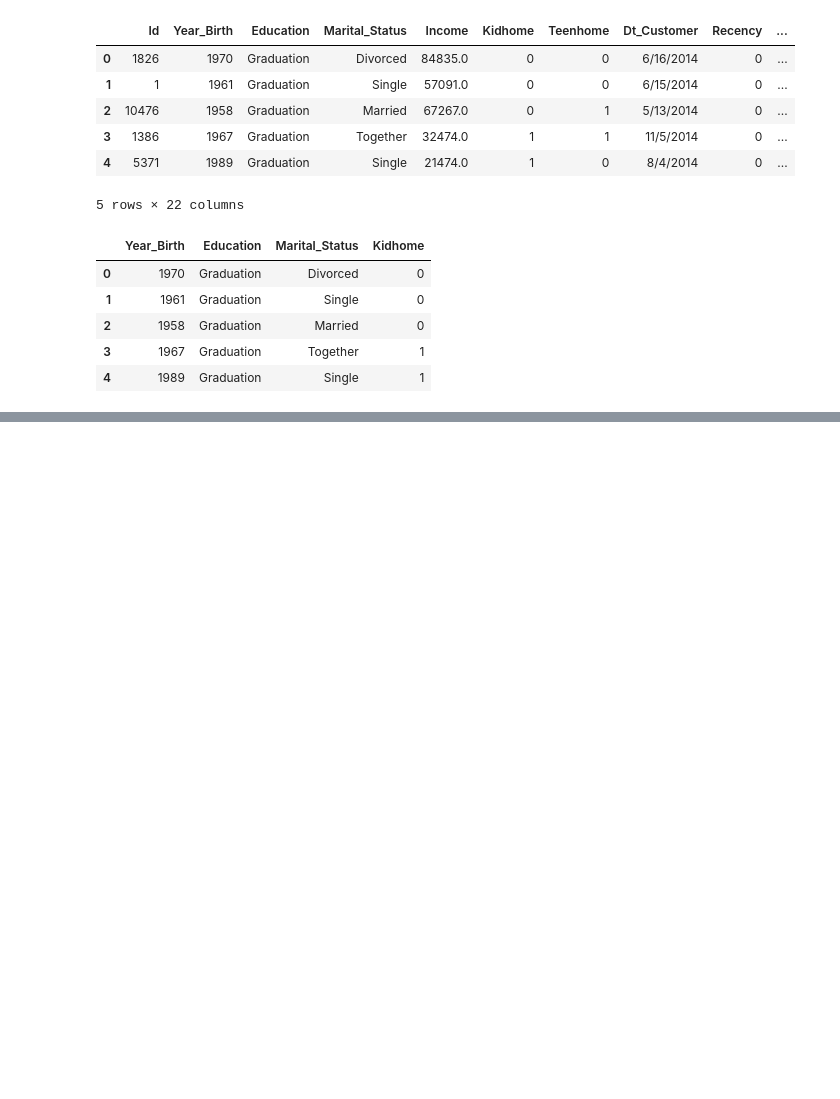
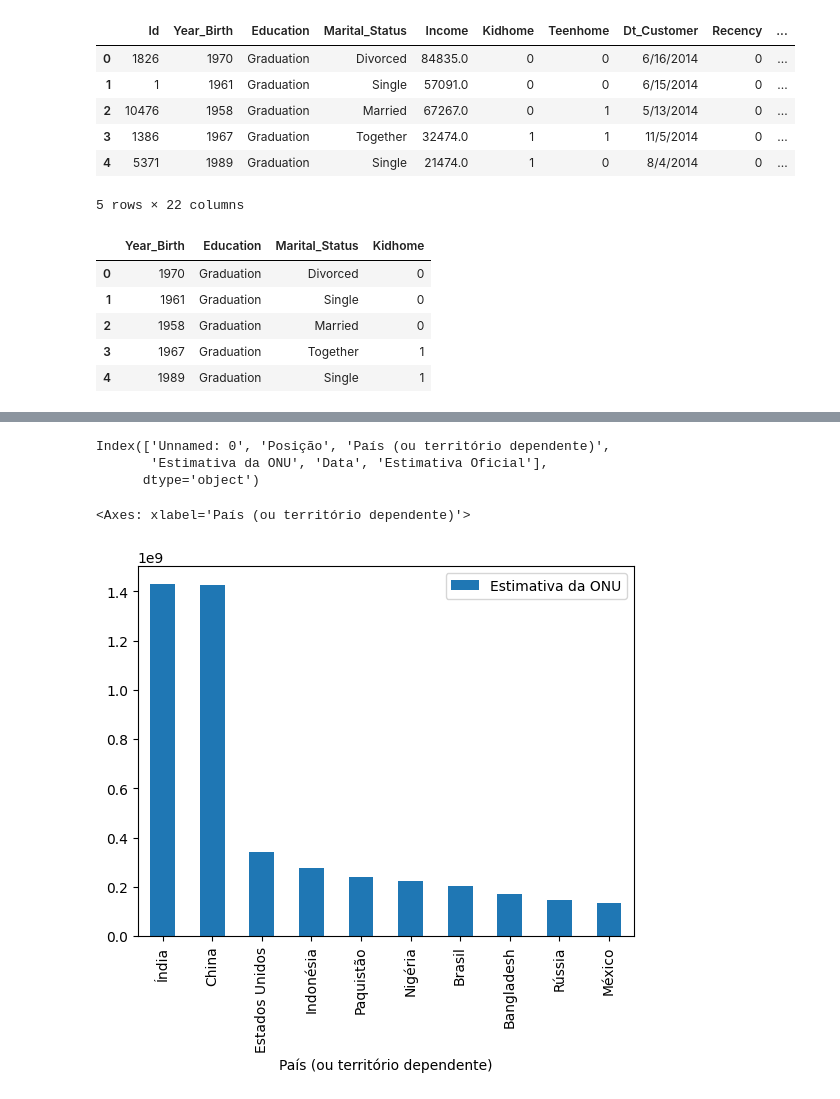
Before and after one commit to gilberto-ribeiro/python-projects, a Jupyter notebook: alura/pandas_io_trabalhando_com_diferentes_formatos_de_arquivos/projeto.ipynb, the cells around one changed output, grey strips where cells are left out. Cells and saved outputs as stored; diff of their text form; code cells hidden in the pictures; blank space fills up the shorter version.

```diff
--- a/alura/pandas_io_trabalhando_com_diferentes_formatos_de_arquivos/projeto.ipynb
+++ b/alura/pandas_io_trabalhando_com_diferentes_formatos_de_arquivos/projeto.ipynb
@@ -39,0 +325,20 @@ dados_mercado_3.head()
+# %%
+url_pais = 'https://pt.wikipedia.org/wiki/Lista_de_pa%C3%ADses_por_popula%C3%A7%C3%A3o'
+dados_pais = pd.read_html(url_pais)[0]
+# %%
+dados_pais.columns
+# %% [output]
+Index(['Unnamed: 0', 'Posição', 'País (ou território dependente)',
+       'Estimativa da ONU', 'Data', 'Estimativa Oficial'],
+      dtype='object')
+# %%
+dados_pais.drop(columns=['Unnamed: 0', 'Estimativa Oficial'], inplace=True)
+# %%
+dados_pais['Estimativa da ONU'] = dados_pais['Estimativa da ONU'].str.replace(' ', '')
+# %%
+dados_pais['Estimativa da ONU'] = dados_pais['Estimativa da ONU'].astype(int)
+# %%
+dados_pais[0:10].sort_index(ascending=True).plot(x='País (ou território dependente)', y='Estimativa da ONU', kind='bar')
+# %% [output]
+<Axes: xlabel='País (ou território dependente)'>
+[figure, added]
```
Also changed, not shown: parts of 45 cells of this notebook, 9 other files.
